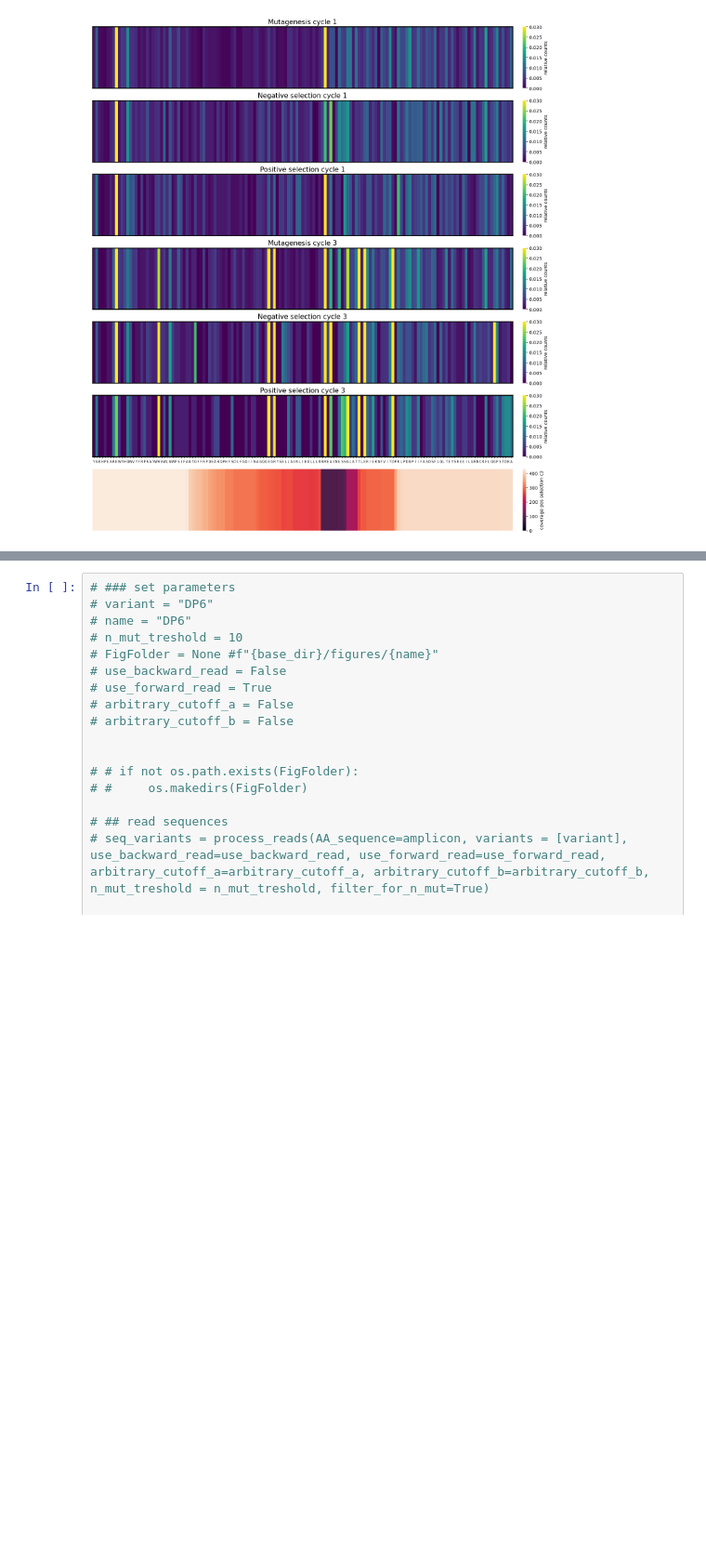
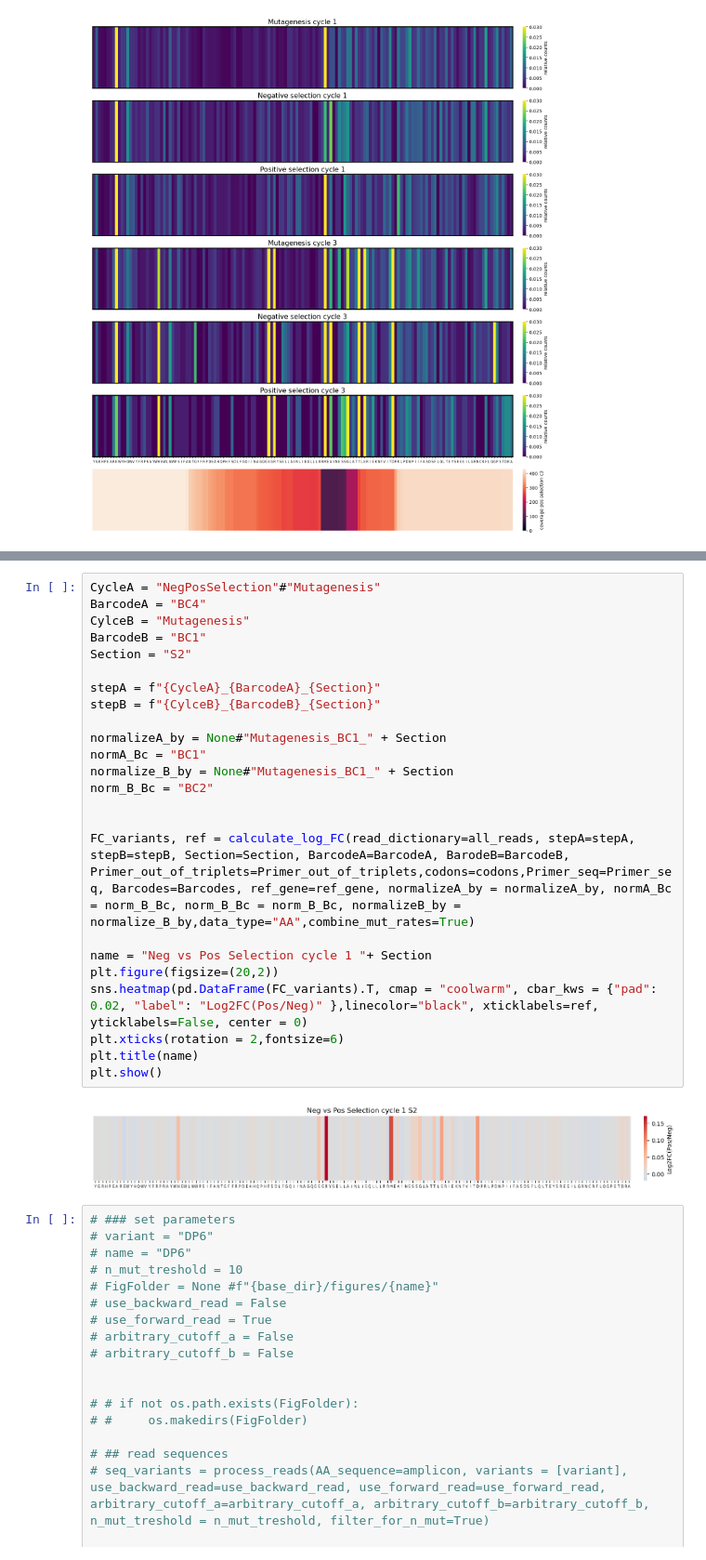
Before and after one commit to AliceHovsepyan/pogo_pance_draft, a Jupyter notebook: DMS_analysis_AraC.ipynb, the cells around one changed output, grey strips where cells are left out. Shown at 93% size. Cells and saved outputs as stored; diff of their text form; blank space fills up the shorter version.

```diff
--- a/DMS_analysis_AraC.ipynb
+++ b/DMS_analysis_AraC.ipynb
@@ -563,3 +657,29 @@ plt.show()
+# %%
+CycleA = "NegPosSelection"#"Mutagenesis"
+BarcodeA = "BC4"
+CylceB = "Mutagenesis"
+BarcodeB = "BC1"
+Section = "S2"
+
+stepA = f"{CycleA}_{BarcodeA}_{Section}"
+stepB = f"{CylceB}_{BarcodeB}_{Section}"
+
+normalizeA_by = None#"Mutagenesis_BC1_" + Section
+normA_Bc = "BC1"
+normalize_B_by = None#"Mutagenesis_BC1_" + Section
+norm_B_Bc = "BC2"
+
+
+FC_variants, ref = calculate_log_FC(read_dictionary=all_reads, stepA=stepA, stepB=stepB, Section=Section, BarcodeA=BarcodeA, BarodeB=BarcodeB, Primer_out_of_triplets=Primer_out_of_triplets,codons=codons,Primer_seq=Primer_seq, Barcodes=Barcodes, ref_gene=ref_gene, normalizeA_by = normalizeA_by, normA_Bc = norm_B_Bc, norm_B_Bc = norm_B_Bc, normalizeB_by = normalize_B_by,data_type="AA",combine_mut_rates=True)
+
+name = "Neg vs Pos Selection cycle 1 "+ Section
+plt.figure(figsize=(20,2))
+sns.heatmap(pd.DataFrame(FC_variants).T, cmap = "coolwarm", cbar_kws = {"pad": 0.02, "label": "Log2FC(Pos/Neg)" },linecolor="black", xticklabels=ref, yticklabels=False, center = 0)
+plt.xticks(rotation = 2,fontsize=6)
+plt.title(name)
+plt.show()
+# %% [output]
+[figure, added]
 # %%
 # ### set parameters
 # variant = "DP6"
```
Also changed, not shown: parts of 8 cells of this notebook, 1 other file.
